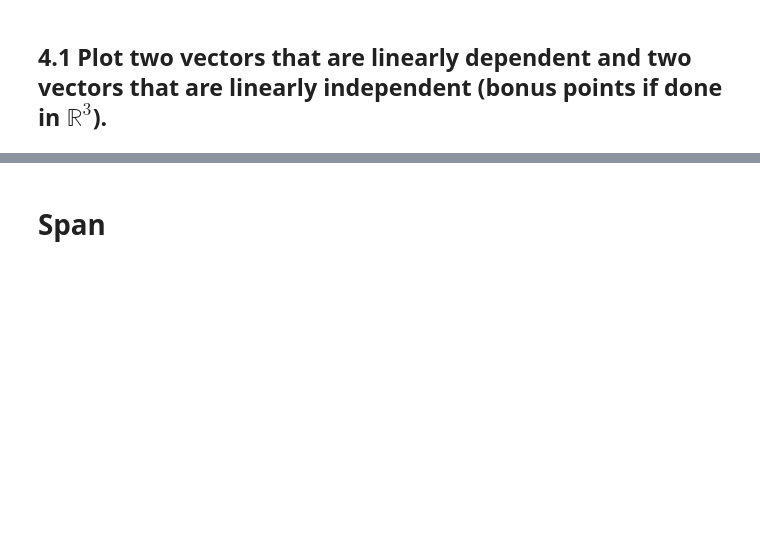
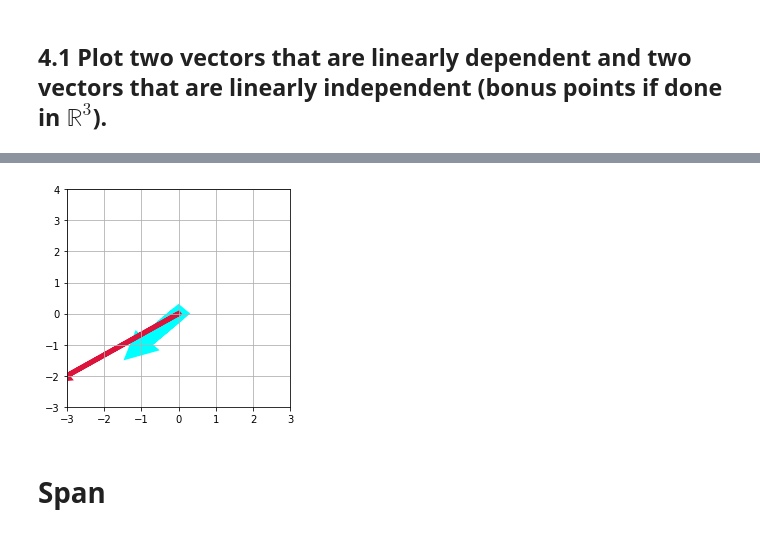
Before and after one commit to raklives/DS-Unit-1-Sprint-3-Linear-Algebra, a Jupyter notebook: module2-intermediate-linear-algebra/LS_DS_132_Intermediate_Linear_Algebra_Assignment.ipynb, the cells around one changed output, grey strips where cells are left out. Drawn from its saved outputs; the diff is of its cells as text; code cells hidden in the pictures; blank space fills up the shorter version.

```diff
--- a/module2-intermediate-linear-algebra/LS_DS_132_Intermediate_Linear_Algebra_Assignment.ipynb
+++ b/module2-intermediate-linear-algebra/LS_DS_132_Intermediate_Linear_Algebra_Assignment.ipynb
@@ -266,3 +297,20 @@ f = \begin{bmatrix} 4 & 12 & 11 & 9 & 2 \end{bmatrix}
+# %%
+# plot
+fig, ax = plt.subplots(figsize=(4,4))
+ax.grid()
+plt.xlim(-3,3)
+plt.ylim(-3,4)
+
+for myvect, mycolor, width in [(vector_1, 'cyan', 15), (vector_2, 'crimson', 5)]:
+  plt.arrow(0,0,
+            myvect[0],
+            myvect[1],
+            head_width=.2,
+            head_length=0.2,
+            linewidth=width,
+            color=mycolor)
+# %% [output]
+[figure, added]
 # %% [markdown]
 # Span
 # %% [markdown]
```
Also changed, not shown: parts of 4 cells of this notebook.
